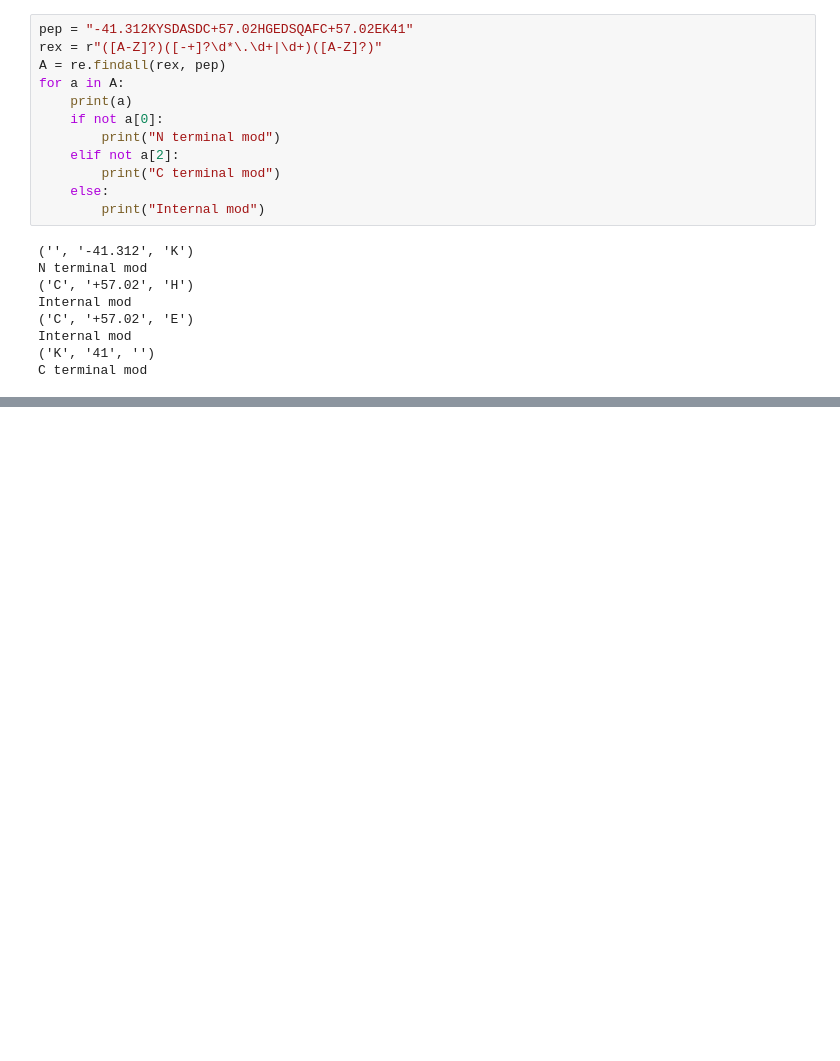
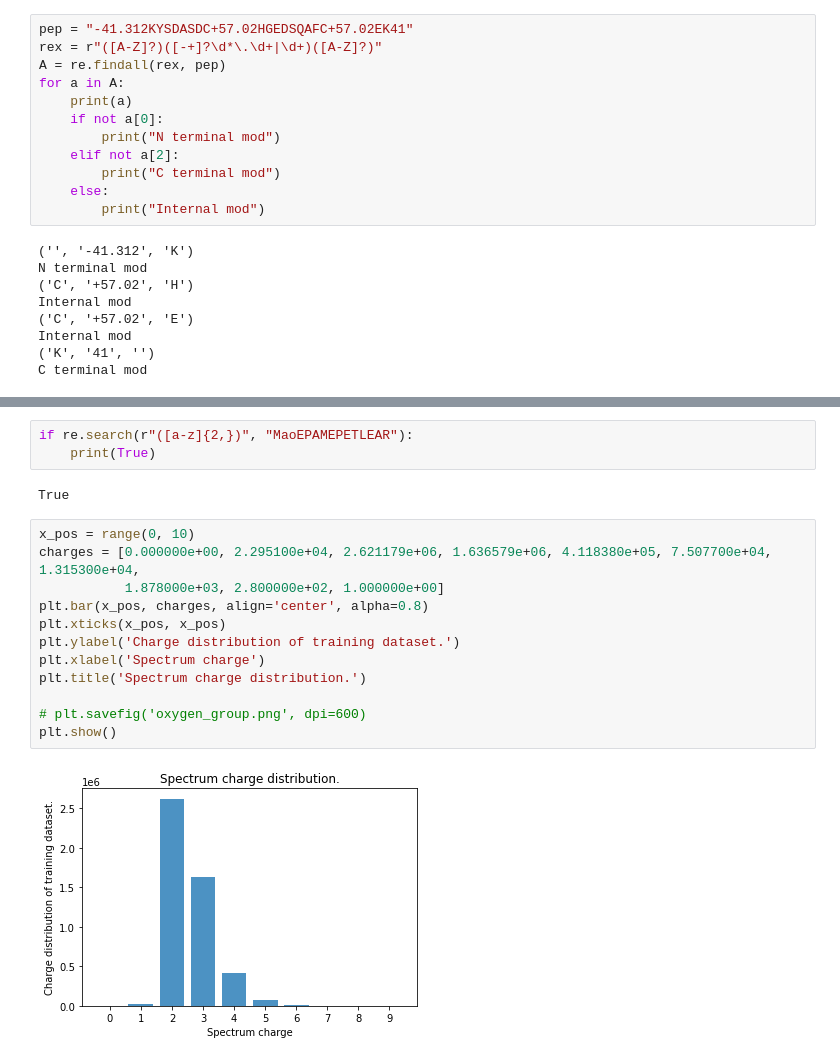
Before and after one commit to pcdslab/SpeCollate, a Jupyter notebook: DeepSNAP-Hard-Triplet-v3.0-LSTM.ipynb, the cells around one changed output, grey strips where cells are left out. Saved outputs shown, nothing was run; the diff lists cells and outputs as text; blank space fills up the shorter version.

```diff
--- a/DeepSNAP-Hard-Triplet-v3.0-LSTM.ipynb
+++ b/DeepSNAP-Hard-Triplet-v3.0-LSTM.ipynb
@@ -1616,0 +1735,19 @@ BaCDeFGJiGKl
+# %%
+if re.search(r"([a-z]{2,})", "MaoEPAMEPETLEAR"):
+    print(True)
+# %% [output]
+True
+# %%
+x_pos = range(0, 10)
+charges = [0.000000e+00, 2.295100e+04, 2.621179e+06, 1.636579e+06, 4.118380e+05, 7.507700e+04, 1.315300e+04,
+           1.878000e+03, 2.800000e+02, 1.000000e+00]
+plt.bar(x_pos, charges, align='center', alpha=0.8)
+plt.xticks(x_pos, x_pos)
+plt.ylabel('Charge distribution of training dataset.')
+plt.xlabel('Spectrum charge')
+plt.title('Spectrum charge distribution.')
+
+# plt.savefig('oxygen_group.png', dpi=600)
+plt.show()
+# %% [output]
+[figure, added]
```
Also changed, not shown: parts of 15 cells of this notebook, 20 other files.
